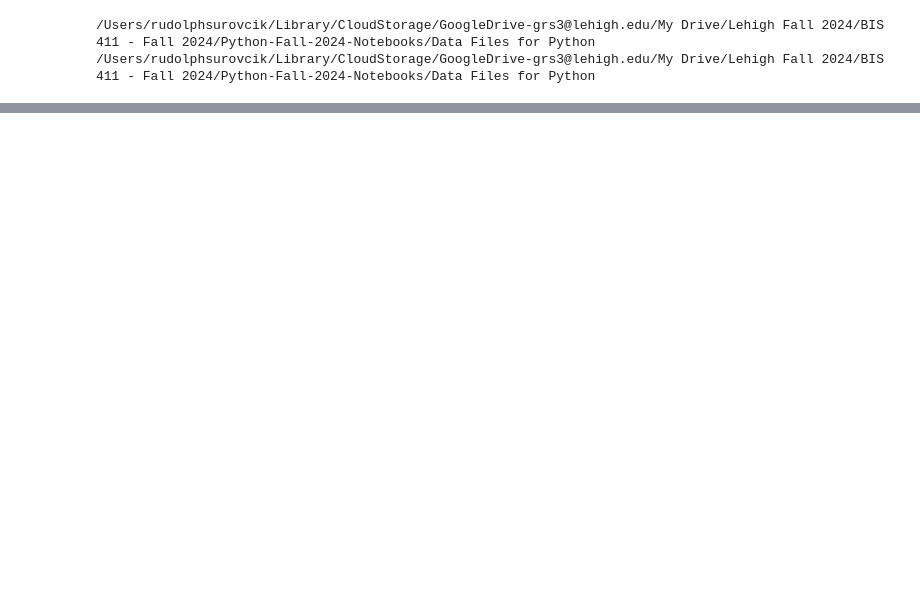
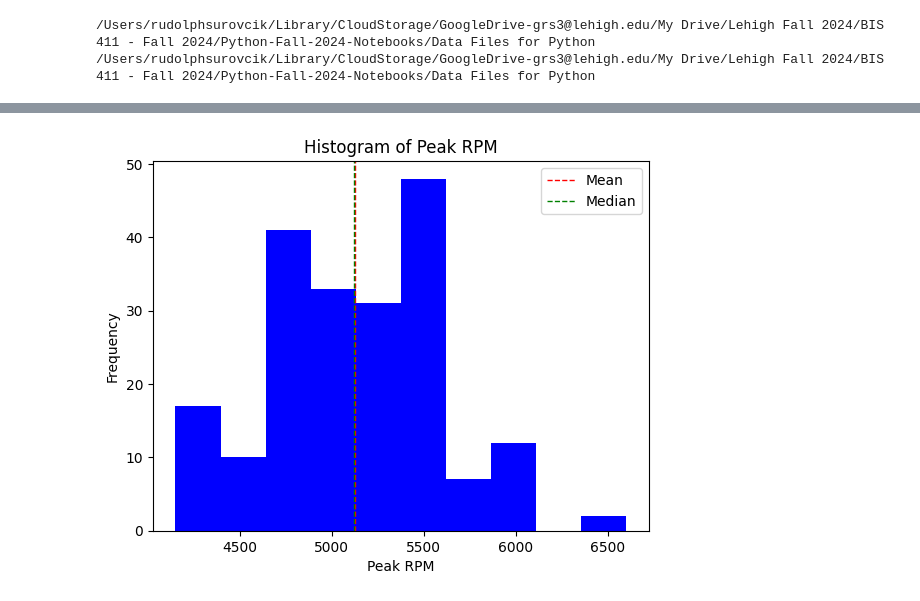
Before and after one commit to rgregs60/Python-Fall-2024-Notebooks, a Jupyter notebook: Video Demos/Python Video Demo #1.ipynb, the cells around one changed output, grey strips where cells are left out. Saved outputs shown, nothing was run; the diff lists cells and outputs as text; code cells hidden in the pictures; blank space fills up the shorter version.

```diff
--- a/Video Demos/Python Video Demo #1.ipynb
+++ b/Video Demos/Python Video Demo #1.ipynb
@@ -193,0 +214,34 @@ print(Car_Data_Excel.head())  # Show the first 5 rows of the data
+# %%
+### Inital Histrogram of the Data Set using peak-rpm
+
+#   Plot a histogram of the peak-rpm column
+### Add a vertical line for the median and mean
+### Add a legend to the Histogram
+### calculate the mean and median of the 'peak-rpm' column
+
+# calculate the mean and median of the 'peak-rpm' column and make it an integer type
+
+# Calculate the mean and median of the 'peak-rpm' column
+
+mean_peak_rpm = int(Car_Data['peak-rpm'].mean())  # Calculate the mean of the peak-rpm column
+median_peak_rpm = int(Car_Data['peak-rpm'].median())  # Calculate the median of the peak-rpm column
+
+# Plot a histogram of the peak-rpm column
+plt.hist(Car_Data['peak-rpm'], bins=10, color='blue')  # Create a histogram of the peak-rpm column
+plt.xlabel('Peak RPM')  # Label the x-axis
+plt.ylabel('Frequency')  # Label the y-axis
+
+plt.axvline(Car_Data['peak-rpm'].median(), color='red', linestyle='dashed', linewidth=1)  # Add a line for the median peak-rpm
+plt.axvline(Car_Data['peak-rpm'].mean(), color='green', linestyle='dashed', linewidth=1)  # Add a line for the mean peak-rpm
+
+plt.legend(['Mean', 'Median'])  # Add a legend
+
+# Place mean_peak_rpm and median_peak_rpm in a text box on the plot
+
+plt.text(6000, 40, 'Mean: ' + str(mean_peak_rpm), color = 'green')  # Add the mean to the plot
+
+
+plt.title('Histogram of Peak RPM')  # Add a title
+plt.show()
+# %% [output]
+[figure, added]
```
Also changed, not shown: parts of 12 cells of this notebook.
